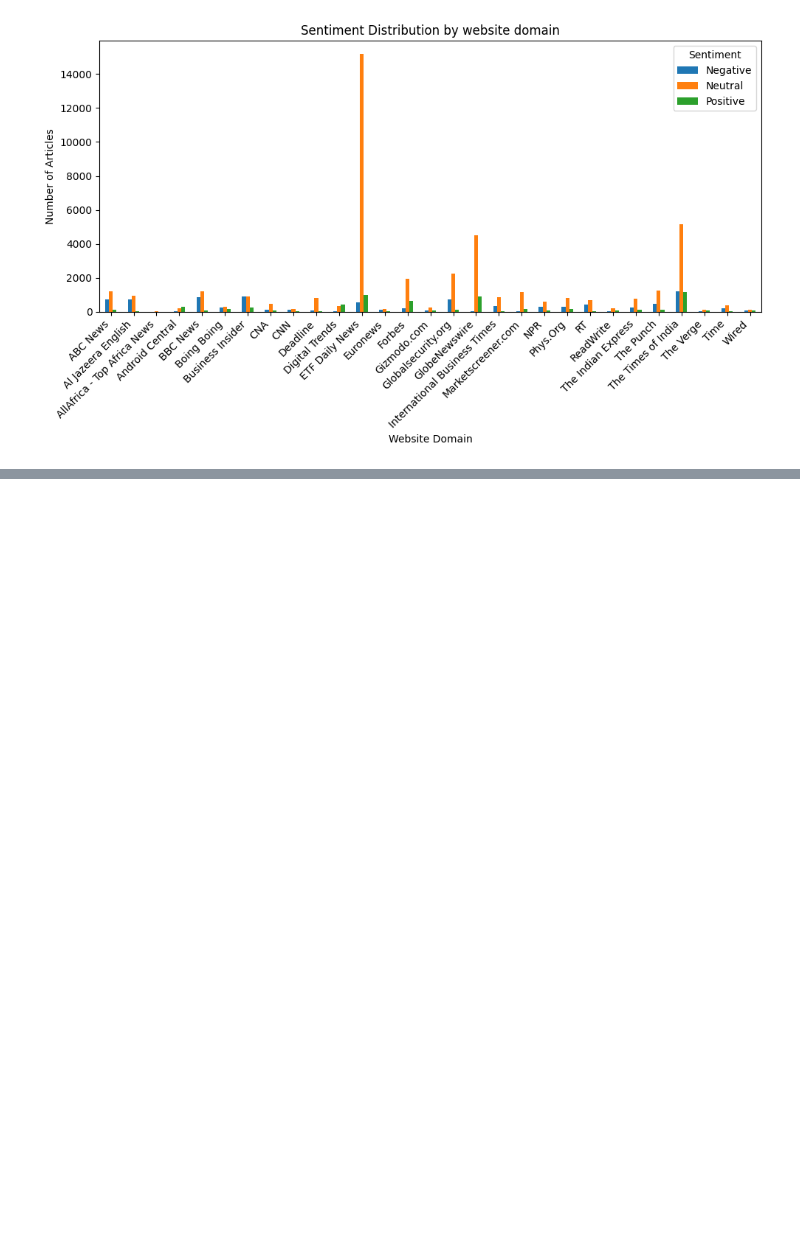
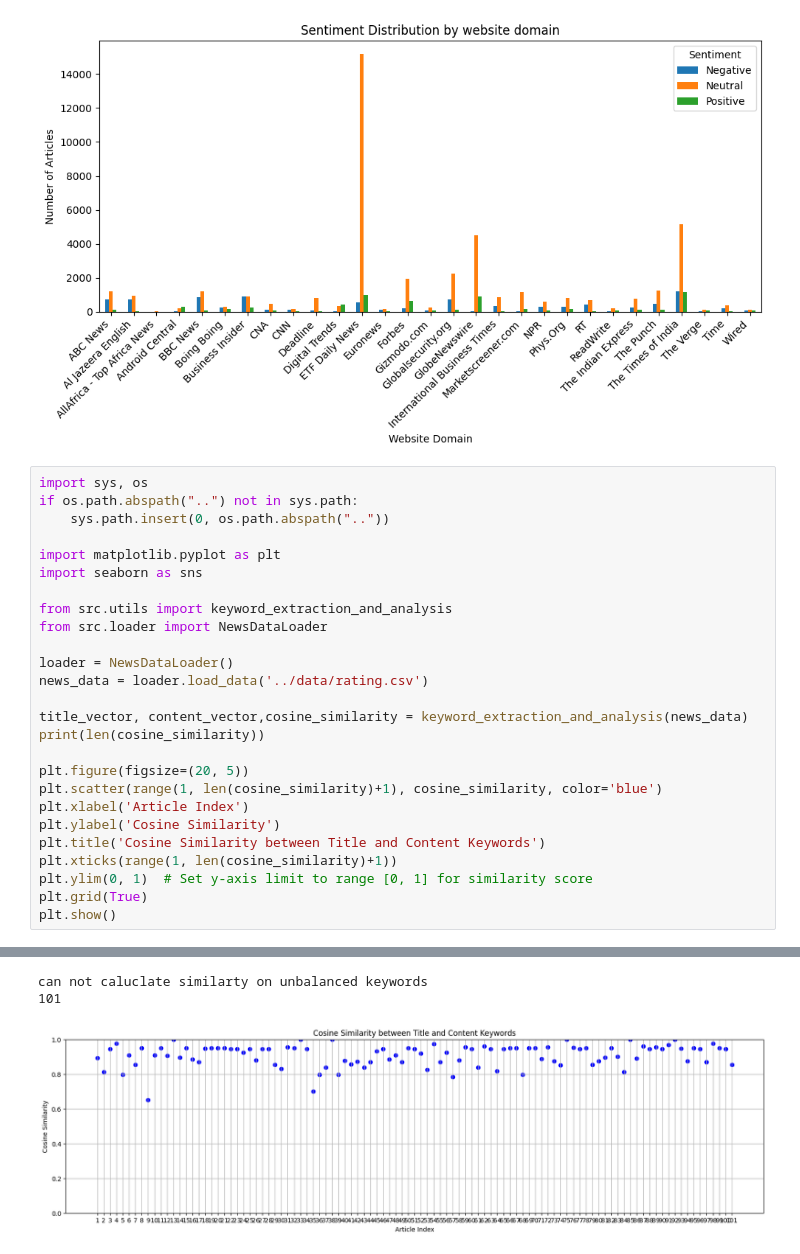
Before and after one commit to DaveGetGit/EDA-Analysis, a Jupyter notebook: notebook/news_analysis.ipynb, the cells around one changed output, grey strips where cells are left out. Drawn from its saved outputs; the diff is of its cells as text; blank space fills up the shorter version.

Commit message:
feat: Cosine Similarity between Title and Content Keywords

```diff
--- a/notebook/news_analysis.ipynb
+++ b/notebook/news_analysis.ipynb
@@ -275,3 +275,30 @@ plt.tight_layout()
 plt.show()
 # %% [output]
 [figure]
+# %%
+import sys, os
+if os.path.abspath("..") not in sys.path:
+    sys.path.insert(0, os.path.abspath(".."))
+
+import matplotlib.pyplot as plt
+import seaborn as sns
+
+from src.utils import keyword_extraction_and_analysis
+from src.loader import NewsDataLoader
+
+loader = NewsDataLoader()
+news_data = loader.load_data('../data/rating.csv')
+
+title_vector, content_vector,cosine_similarity = keyword_extraction_and_analysis(news_data)
+print(len(cosine_similarity))
+
+plt.figure(figsize=(20, 5))
+plt.scatter(range(1, len(cosine_similarity)+1), cosine_similarity, color='blue')
+plt.xlabel('Article Index')
+plt.ylabel('Cosine Similarity')
+plt.title('Cosine Similarity between Title and Content Keywords')
+plt.xticks(range(1, len(cosine_similarity)+1))
+plt.ylim(0, 1)  # Set y-axis limit to range [0, 1] for similarity score
+plt.grid(True)
+plt.show()
+# %% [output]
@@ -277,0 +308,3 @@ plt.show()
+can not caluclate similarty on unbalanced keywords
+101
+[figure, added]
```
Also changed, not shown: parts of 1 cell of this notebook, 2 other files.
